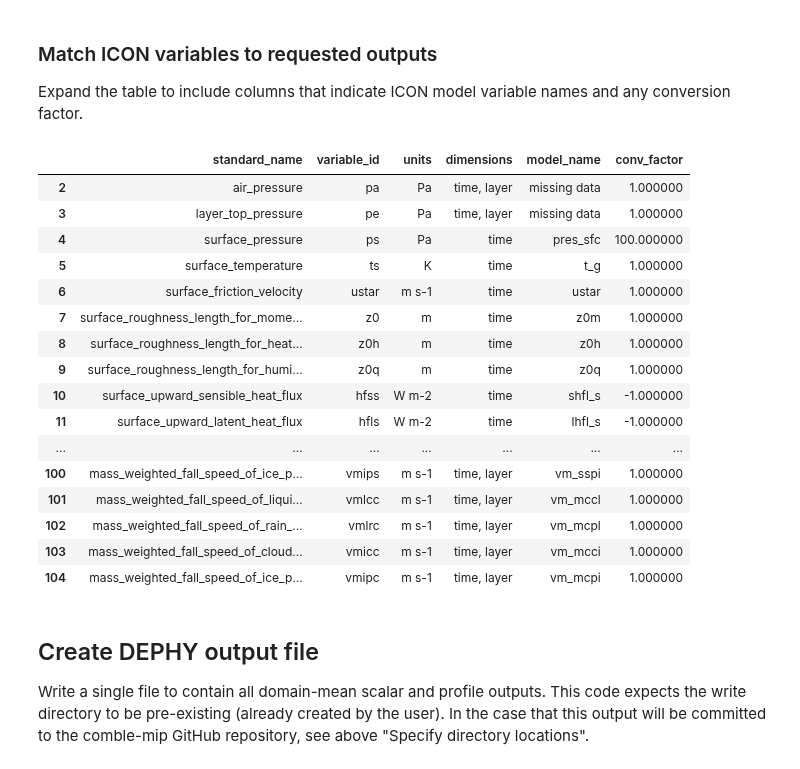
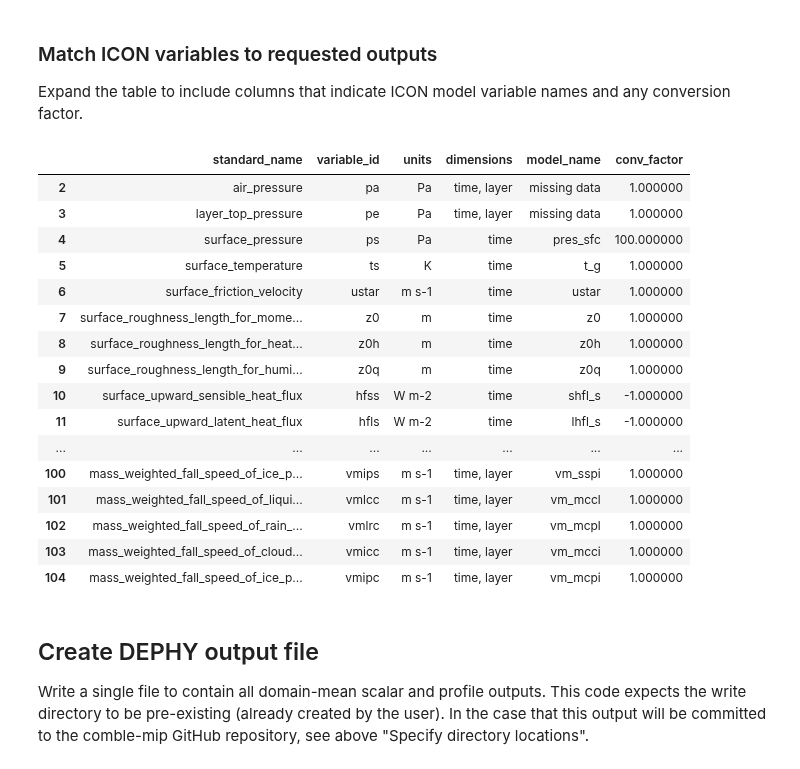
Before and after one commit to ARM-Development/comble-mip, a Jupyter notebook: notebooks/conversion_output/convert_ICON_SCM_output_to_dephy_format.ipynb, the cells around one changed output. Cells and saved outputs as stored; diff of their text form; code cells hidden in the pictures.

```diff
--- a/notebooks/conversion_output/convert_ICON_SCM_output_to_dephy_format.ipynb
+++ b/notebooks/conversion_output/convert_ICON_SCM_output_to_dephy_format.ipynb
@@ -331,7 +351,7 @@ for index in vars_mean_list.index:
     if standard_name=='surface_friction_velocity':
         vars_mean_list.model_name.iat[index] = 'ustar'
     if standard_name=='surface_roughness_length_for_momentum_in_air':
-        vars_mean_list.model_name.iat[index] = 'z0m'
+        vars_mean_list.model_name.iat[index] = 'z0'
     if standard_name=='surface_roughness_length_for_heat_in_air':
         vars_mean_list.model_name.iat[index] = 'z0h'
     if standard_name=='surface_roughness_length_for_humidity_in_air':
@@ -344,19 +364,19 @@ for index in vars_mean_list.index:
         vars_mean_list.conv_factor.iat[index] = -1.
     if standard_name=='obukhov_length':
         vars_mean_list.model_name.iat[index] = 'ol'
-    if standard_name=='pbl_height':
-        vars_mean_list.model_name.iat[index] = 'pblht_bp'
-    if standard_name=='inversion_height':
-        vars_mean_list.model_name.iat[index] = 'pblht_th'
+ #   if standard_name=='pbl_height':
+ #       vars_mean_list.model_name.iat[index] = 'pblht_bp'
+ #   if standard_name=='inversion_height':
+ #       vars_mean_list.model_name.iat[index] = 'pblht_th'
     if standard_name=='atmosphere_mass_content_of_liquid_cloud_water':
-        vars_mean_list.model_name.iat[index] = 'clwpt'
+        vars_mean_list.model_name.iat[index] = 'tqc_dia'
         vars_mean_list.conv_factor.iat[index] = 0.001
     if standard_name=='atmosphere_mass_content_of_rain_water':
-        vars_mean_list.model_name.iat[index] = 'rlwpt'
+        vars_mean_list.model_name.iat[index] = 'tqr'
         vars_mean_list.conv_factor.iat[index] = 0.001
     if do_ice:
         if standard_name=='atmosphere_mass_content_of_ice_water':
-            vars_mean_list.model_name.iat[index] = 'iwpt'
+            vars_mean_list.model_name.iat[index] = 'iwp'
             vars_mean_list.conv_factor.iat[index] = 0.001
     if standard_name=='area_fraction_cover_of_hydrometeors':
         vars_mean_list.model_name.iat[index] = 'clct'
@@ -516,34 +536,34 @@ for index in vars_mean_list.index:
             vars_mean_list.model_name.iat[index] = 'cldmcci'
         if standard_name=='area_fraction_of_ice_precipitation_convective':
             vars_mean_list.model_name.iat[index] = 'cldmcpi'
     if standard_name=='mass_weighted_fall_speed_of_liquid_cloud_water_stratiform':
         vars_mean_list.model_name.iat[index] = 'vm_sscl'
     if standard_name=='mass_weighted_fall_speed_of_rain_stratiform':
         vars_mean_list.model_name.iat[index] = 'vm_sspl'
     if do_ice:
         if standard_name=='mass_weighted_fall_speed_of_ice_cloud_stratiform':
             vars_mean_list.model_name.iat[index] = 'vm_ssci'
         if standard_name=='mass_weighted_fall_speed_of_ice_precipitation_stratiform':
             vars_mean_list.model_name.iat[index] = 'vm_sspi'
     if standard_name=='mass_weighted_fall_speed_of_liquid_cloud_water_convective':
         vars_mean_list.model_name.iat[index] = 'vm_mccl'
     if standard_name=='mass_weighted_fall_speed_of_rain_convective':
         vars_mean_list.model_name.iat[index] = 'vm_mcpl'
     if do_ice:
         if standard_name=='mass_weighted_fall_speed_of_cloud_ice_crystals_convective':
             vars_mean_list.model_name.iat[index] = 'vm_mcci'
         if standard_name=='mass_weighted_fall_speed_of_ice_precipitation_convective':
             vars_mean_list.model_name.iat[index] = 'vm_mcpi'
 
 vars_mean_list[2:] # echo variables (first two rows are dimensions)
 # %% [output]
 |  | standard_name | variable_id | units | dimensions | model_name | conv_factor |
 | 2 | air_pressure | pa | Pa | time, layer | missing data | 1.000000 |
 | 3 | layer_top_pressure | pe | Pa | time, layer | missing data | 1.000000 |
 | 4 | surface_pressure | ps | Pa | time | pres_sfc | 100.000000 |
 | 5 | surface_temperature | ts | K | time | t_g | 1.000000 |
 | 6 | surface_friction_velocity | ustar | m s-1 | time | ustar | 1.000000 |
-| 7 | surface_roughness_length_for_mome... | z0 | m | time | z0m | 1.000000 |
+| 7 | surface_roughness_length_for_mome... | z0 | m | time | z0 | 1.000000 |
 | 8 | surface_roughness_length_for_heat... | z0h | m | time | z0h | 1.000000 |
 | 9 | surface_roughness_length_for_humi... | z0q | m | time | z0q | 1.000000 |
 | 10 | surface_upward_sensible_heat_flux | hfss | W m-2 | time | shfl_s | -1.000000 |
```
Also changed, not shown: parts of 5 cells of this notebook.
